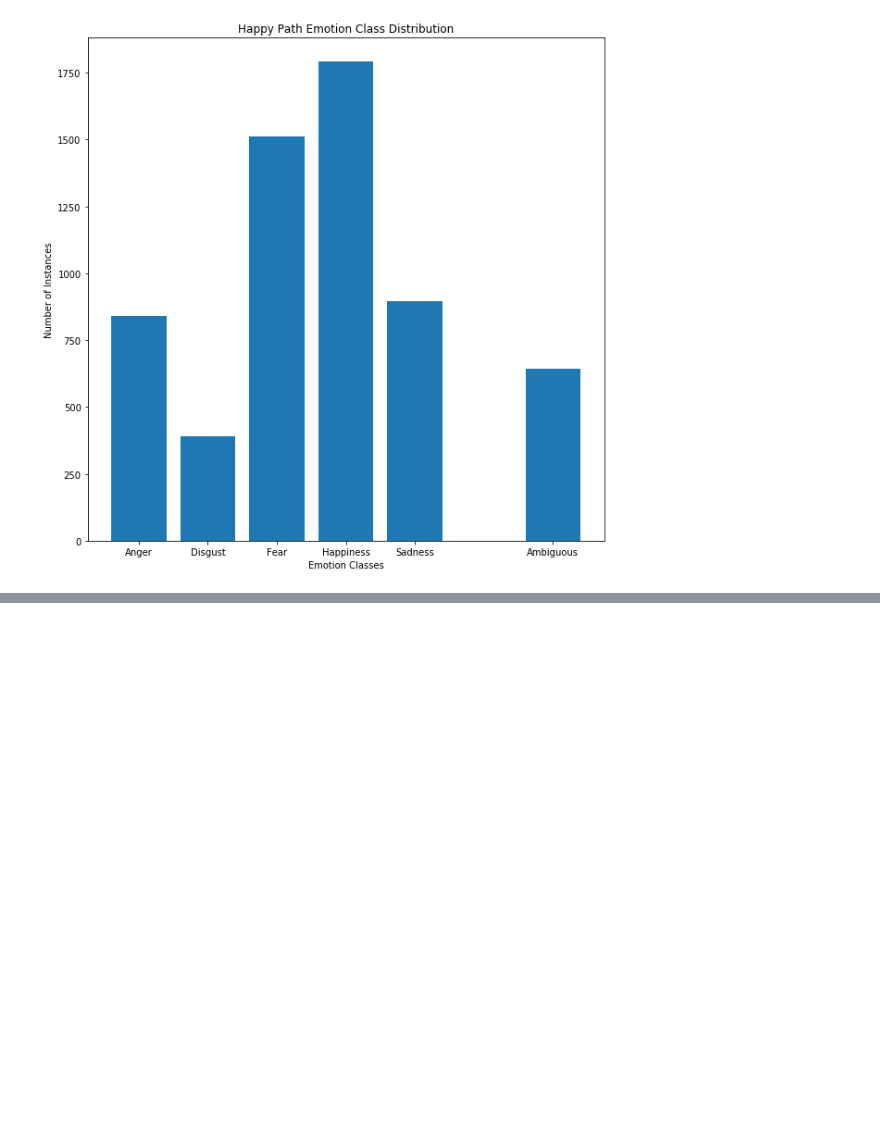
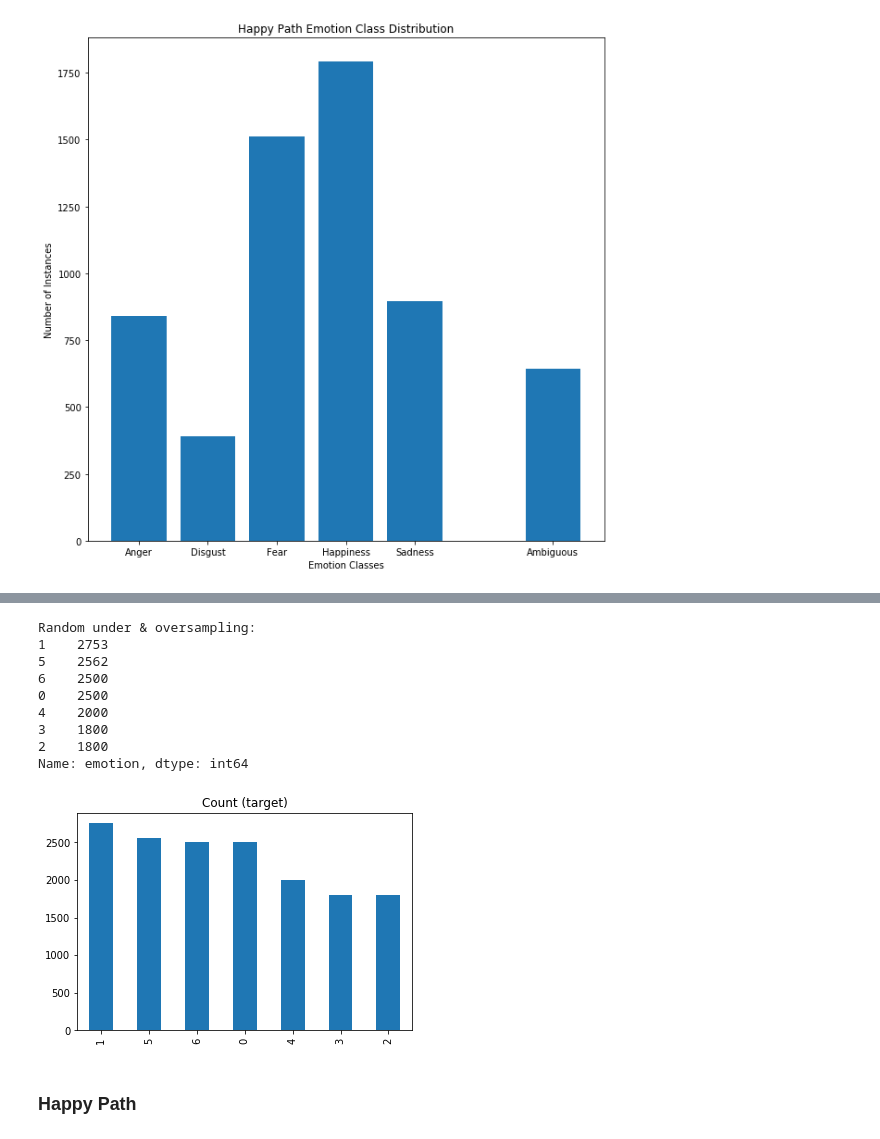
Before and after one commit to mfflavell/AEI_Artifical_Emotional_Intelligence, a Jupyter notebook: emotion_ai_pushshift_api_cleaning.ipynb, the cells around one changed output, grey strips where cells are left out. Drawn from its saved outputs; the diff is of its cells as text; code cells hidden in the pictures; blank space fills up the shorter version.

Commit message:
updated happy path dataset

```diff
--- a/emotion_ai_pushshift_api_cleaning.ipynb
+++ b/emotion_ai_pushshift_api_cleaning.ipynb
@@ -789,0 +892,4 @@ hp.to_csv("data/happypath/happypath_combined.csv")
+# %%
+dd.drop(columns=['topic', 'type'], inplace=True)
+# %%
+dd.rename(columns={'dialogue':'text'}, inplace=True)
@@ -789,0 +943,2 @@ hp.to_csv("data/happypath/happypath_combined.csv")
+# %%
+master = pd.concat([dd,reddit])
@@ -789,0 +966,12 @@ hp.to_csv("data/happypath/happypath_combined.csv")
+# %%
+# Class count
+count_class_0, count_class_4, count_class_1, count_class_5, count_class_6, count_class_2, count_class_3 = master.emotion.value_counts()
+
+# Divide by class
+master_class_0 = master[master['emotion'] == 0]
+master_class_1 = master[master['emotion'] == 1]
+master_class_2 = master[master['emotion'] == 2]
+master_class_3 = master[master['emotion'] == 3]
+master_class_4 = master[master['emotion'] == 4]
+master_class_5 = master[master['emotion'] == 5]
+master_class_6 = master[master['emotion'] == 6]
@@ -789,0 +994,26 @@ hp.to_csv("data/happypath/happypath_combined.csv")
+# %%
+master_class_0_under = master_class_0.sample(2500)
+master_class_4_under = master_class_4.sample(2000)
+master_class_2_over = master_class_2.sample(1800, replace=True)
+master_class_3_over = master_class_3.sample(1800, replace=True)
+master_class_6_over = master_class_6.sample(2500, replace=True)
+
+master_under = pd.concat([master_class_0_under, master_class_1, master_class_2_over, master_class_3_over, master_class_4_under, master_class_5, master_class_6_over], axis=0)
+
+print('Random under & oversampling:')
+print(master_under.emotion.value_counts())
+
+master_under.emotion.value_counts().plot(kind='bar', title='Count (target)');
+# %% [output]
+Random under & oversampling:
+1    2753
+5    2562
+6    2500
+0    2500
+4    2000
+3    1800
+2    1800
+Name: emotion, dtype: int64
+[figure, added]
+# %% [markdown]
+### Happy Path
```
Also changed, not shown: parts of 50 cells of this notebook.
